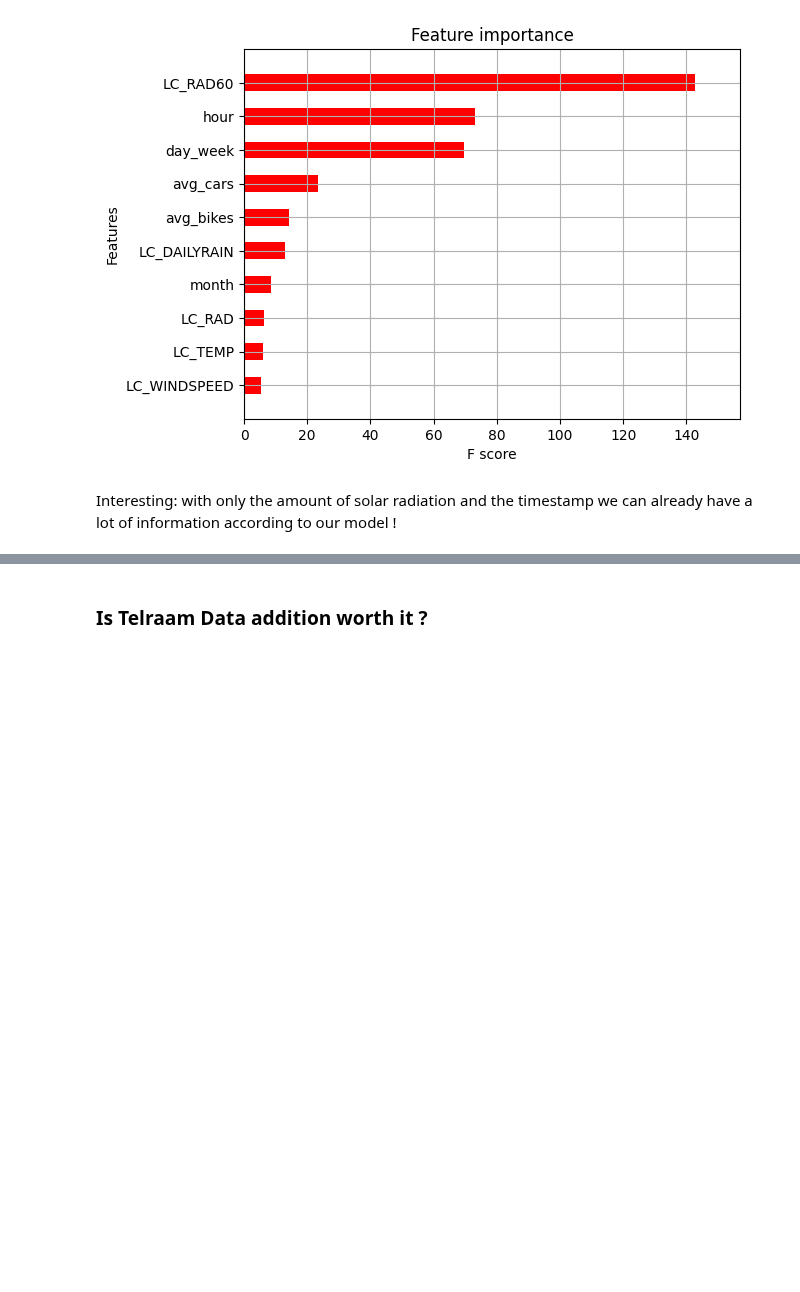
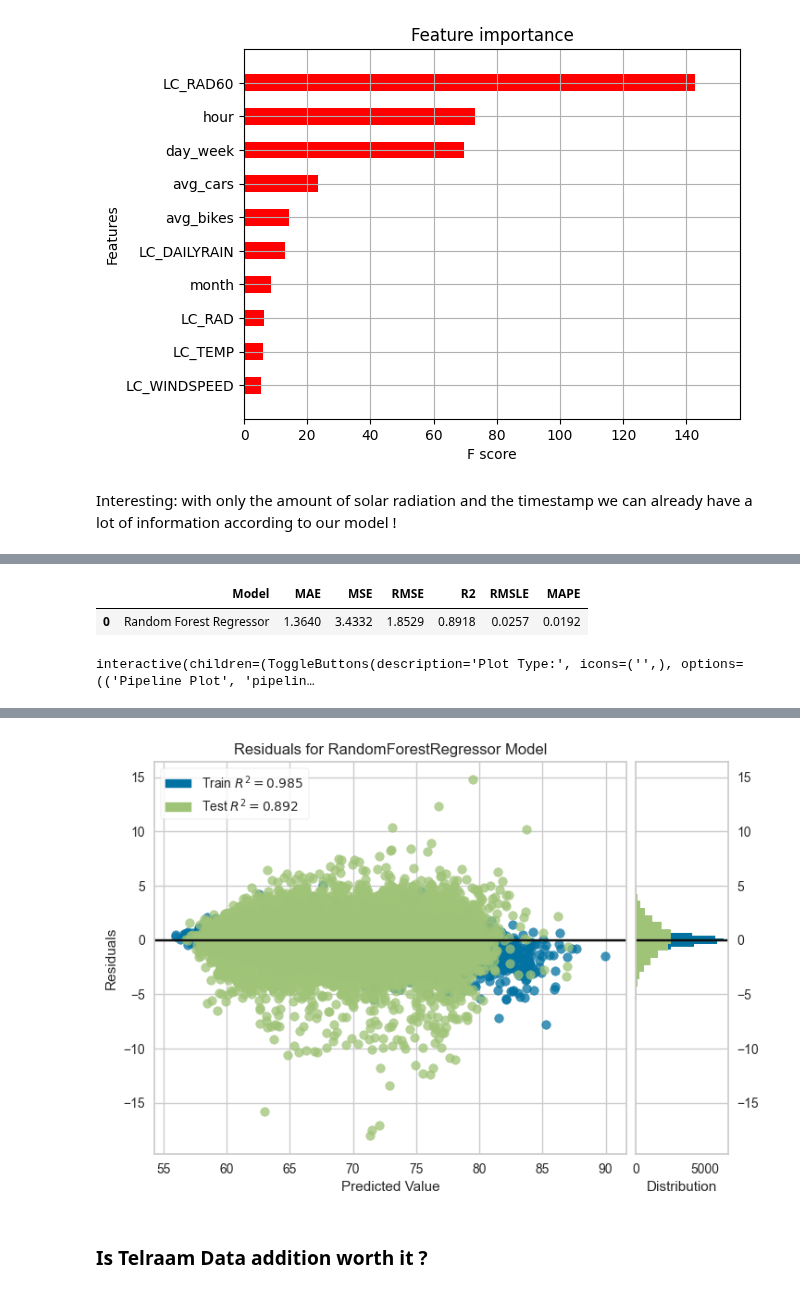
Before and after one commit to vavald/MDA_Switzerland, a Jupyter notebook: Final Notebooks/Noise_Model.ipynb, the cells around one changed output, grey strips where cells are left out. Cells and saved outputs as stored; diff of their text form; code cells hidden in the pictures; blank space fills up the shorter version.

```diff
--- a/Final Notebooks/Noise_Model.ipynb
+++ b/Final Notebooks/Noise_Model.ipynb
@@ -454,0 +481,3 @@ Interesting: with only the amount of solar radiation and the timestamp we can al
+# %%
+top_models = compare_models()
+print(top_models)
@@ -454,0 +492,8 @@ Interesting: with only the amount of solar radiation and the timestamp we can al
+# %%
+predict_model(top_models)
+evaluate_model(top_models)
+plot_model(top_models)
+# %% [output]
+|  | Model | MAE | MSE | RMSE | R2 | RMSLE | MAPE |
+| 0 | Random Forest Regressor | 1.3640 | 3.4332 | 1.8529 | 0.8918 | 0.0257 | 0.0192 |
+interactive(children=(ToggleButtons(description='Plot Type:', icons=('',), options=(('Pipeline Plot', 'pipelin…
@@ -455,3 +501,4 @@ Interesting: with only the amount of solar radiation and the timestamp we can al
+[figure, added]
 # %% [markdown]
 ### Is Telraam Data addition worth it ?
 # %% [markdown]
```
Also changed, not shown: parts of 5 cells of this notebook, 8 other files.
